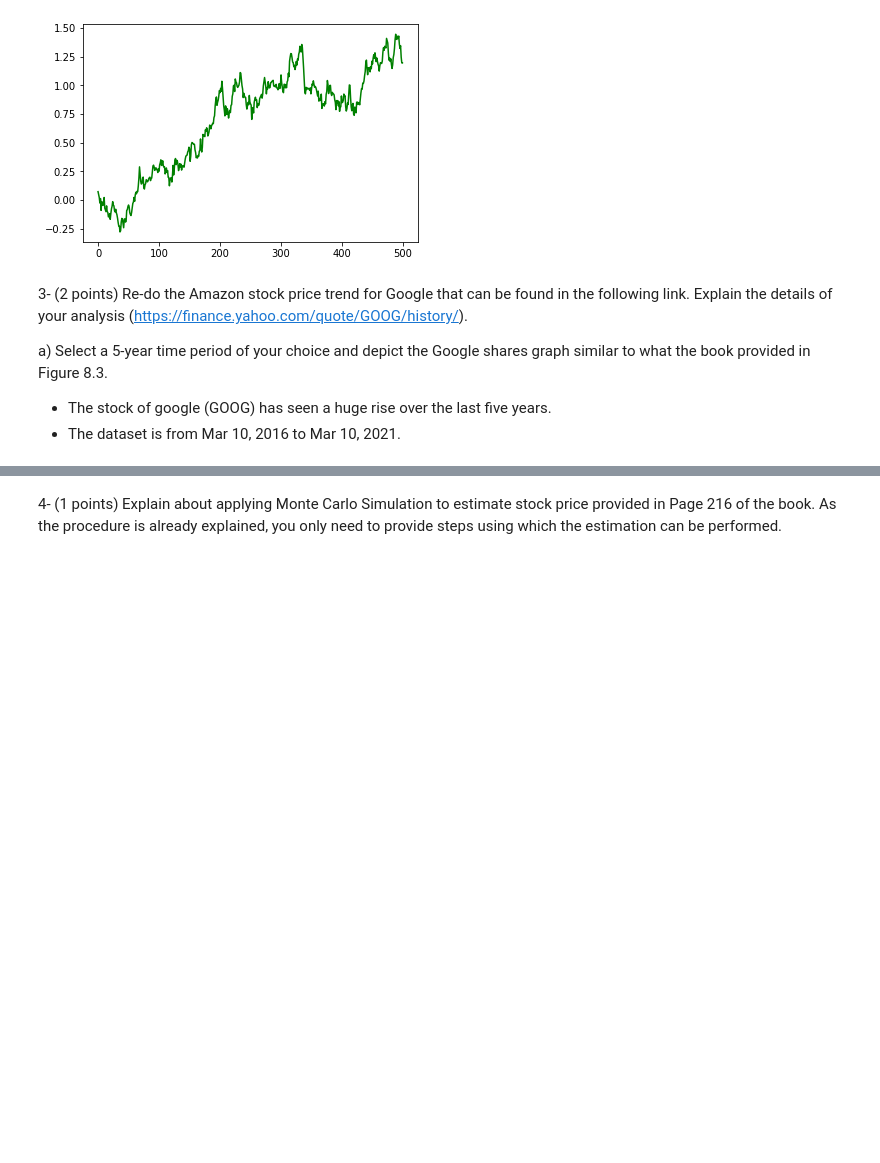
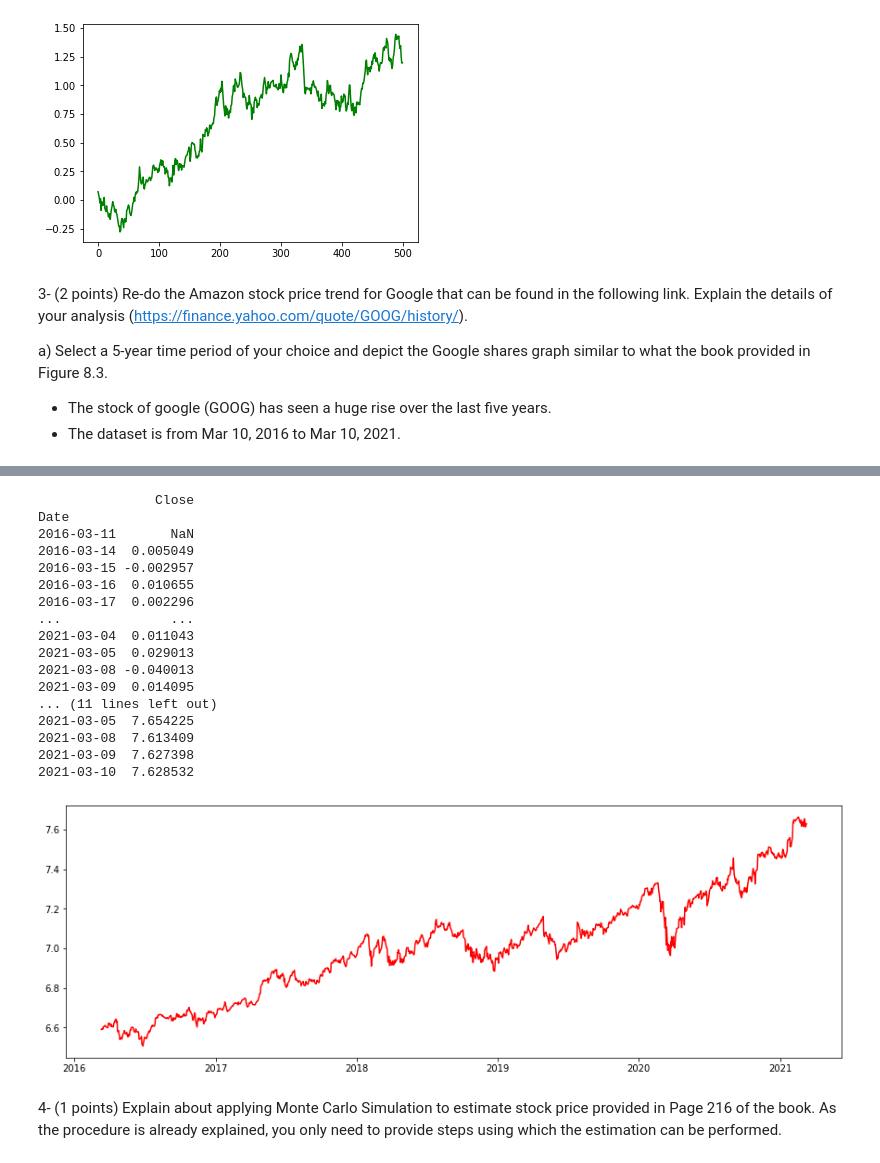
Before and after one commit to twyunting/CSC-632_Intro-to-Simulation-and-Modeling, a Jupyter notebook: homeworks/hw3/CSC-632 HW3_Yunting Chiu.ipynb, the cells around one changed output, grey strips where cells are left out. Cells and saved outputs as stored; diff of their text form; code cells hidden in the pictures; blank space fills up the shorter version.

```diff
--- a/homeworks/hw3/CSC-632 HW3_Yunting Chiu.ipynb
+++ b/homeworks/hw3/CSC-632 HW3_Yunting Chiu.ipynb
@@ -91,3 +93,33 @@ b) For the same time provide the Logarithmic Value of the returns similar to Fig
+# %%
+# percentage change between the current and a prior element
+googPctChange = goog.pct_change()
+print(googPctChange)
+
+# return on a logarithmic scale with plot
+googLogReturns = np.log(1+goog)
+print(googLogReturns.tail(10))
+plt.figure(figsize = (15, 5))
+plt.plot(googLogReturns, "r")
+plt.show()
+# %% [output]
+               Close
+Date
+2016-03-11       NaN
+2016-03-14  0.005049
+2016-03-15 -0.002957
+2016-03-16  0.010655
+2016-03-17  0.002296
+...              ...
+2021-03-04  0.011043
+2021-03-05  0.029013
+2021-03-08 -0.040013
+2021-03-09  0.014095
+... (11 lines left out)
+2021-03-05  7.654225
+2021-03-08  7.613409
+2021-03-09  7.627398
+2021-03-10  7.628532
+[figure, added]
 # %% [markdown]
 4- (1 points) Explain about applying Monte Carlo Simulation to estimate stock price provided in Page 216 of the book. As the procedure is already explained, you only need to provide steps using which the estimation can be performed.
 # %% [markdown]
```
Also changed, not shown: parts of 3 cells of this notebook.
